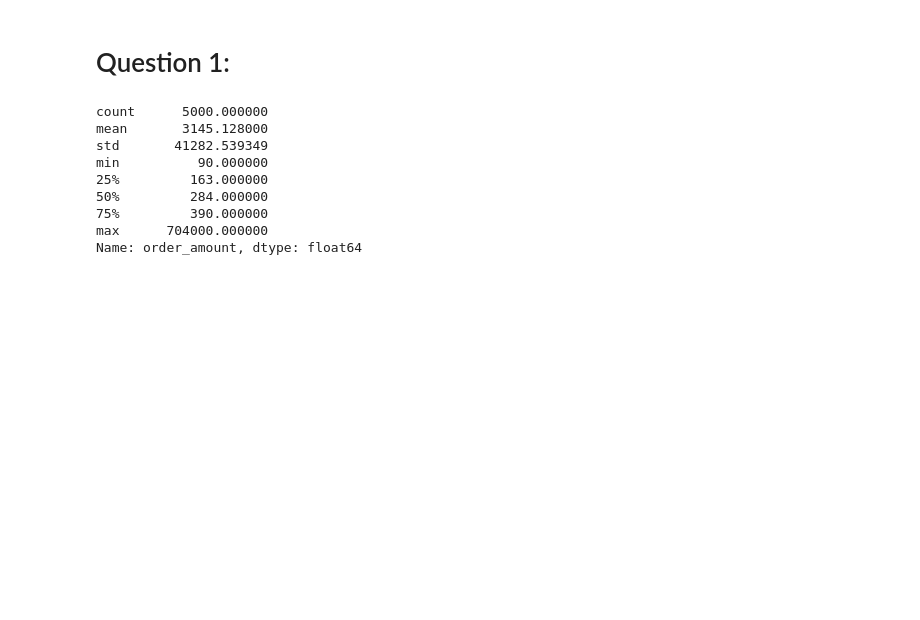
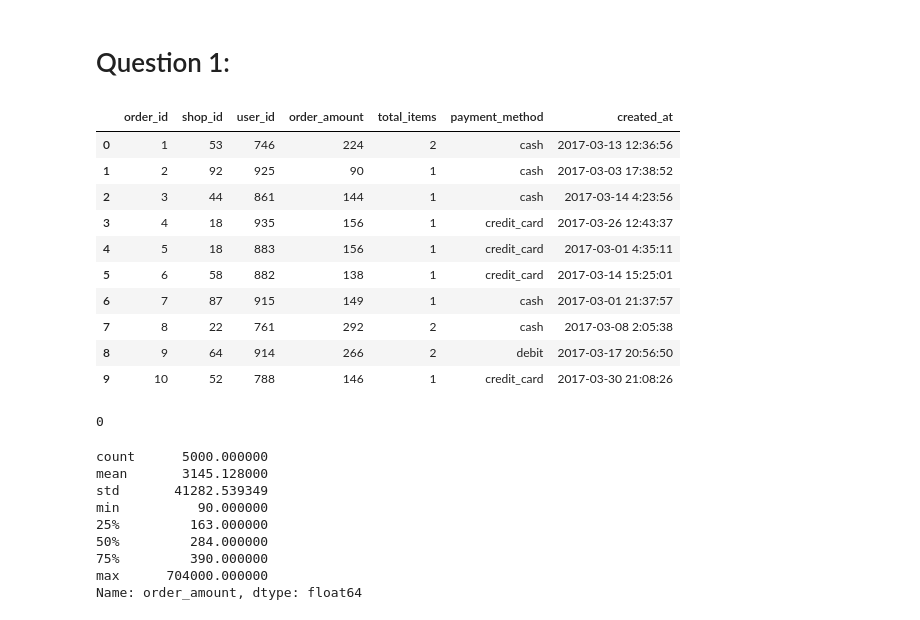
Before and after one commit to ChristianaWu/Aov_analysis, a Jupyter notebook: Winter 2022 Data Science Intern Challenge .ipynb, the cells around one changed output. Saved outputs shown, nothing was run; the diff lists cells and outputs as text; code cells hidden in the pictures; blank space fills up the shorter version.

```diff
--- a/Winter 2022 Data Science Intern Challenge .ipynb
+++ b/Winter 2022 Data Science Intern Challenge .ipynb
@@ -11,3 +11,21 @@ df = pd.read_csv(r"~\Aov_analysis\data\winter_challange_data.csv")
+# %%
+df.head(n=10)
+# %% [output]
+|  | order_id | shop_id | user_id | order_amount | total_items | payment_method | created_at |
+| 0 | 1 | 53 | 746 | 224 | 2 | cash | 2017-03-13 12:36:56 |
+| 1 | 2 | 92 | 925 | 90 | 1 | cash | 2017-03-03 17:38:52 |
+| 2 | 3 | 44 | 861 | 144 | 1 | cash | 2017-03-14 4:23:56 |
+| 3 | 4 | 18 | 935 | 156 | 1 | credit_card | 2017-03-26 12:43:37 |
+| 4 | 5 | 18 | 883 | 156 | 1 | credit_card | 2017-03-01 4:35:11 |
+| 5 | 6 | 58 | 882 | 138 | 1 | credit_card | 2017-03-14 15:25:01 |
+| 6 | 7 | 87 | 915 | 149 | 1 | cash | 2017-03-01 21:37:57 |
+| 7 | 8 | 22 | 761 | 292 | 2 | cash | 2017-03-08 2:05:38 |
+| 8 | 9 | 64 | 914 | 266 | 2 | debit | 2017-03-17 20:56:50 |
+| 9 | 10 | 52 | 788 | 146 | 1 | credit_card | 2017-03-30 21:08:26 |
+# %%
+df.duplicated().sum()
+# %% [output]
+0
 # %%
 df.order_amount.describe()
 # %% [output]
```
Also changed, not shown: parts of 17 cells of this notebook.
